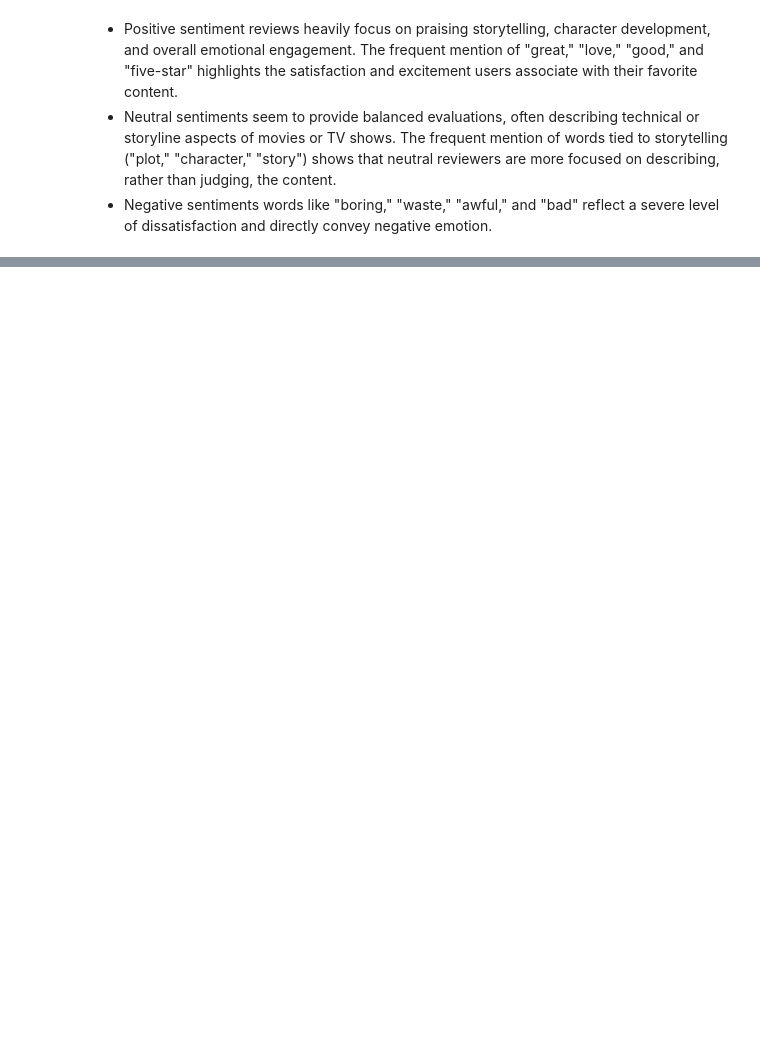
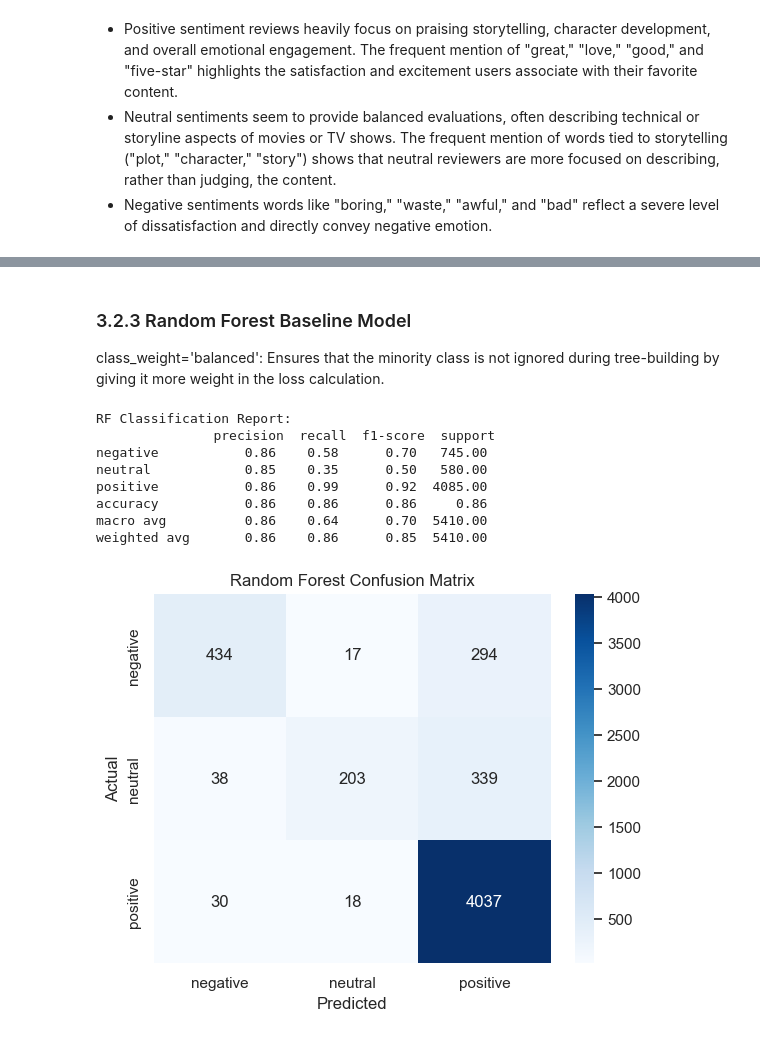
Before and after one commit to WambuiMunene/Grp_1_Capstone-Project, a Jupyter notebook: IPYNBs/Wambui.ipynb, the cells around one changed output, grey strips where cells are left out. Cells and saved outputs as stored; diff of their text form; code cells hidden in the pictures; blank space fills up the shorter version.

```diff
--- a/IPYNBs/Wambui.ipynb
+++ b/IPYNBs/Wambui.ipynb
@@ -766,0 +920,39 @@ video_df.head()
+# %% [markdown]
+### 3.2.3 Random Forest Baseline Model
+class_weight='balanced': Ensures that the minority class is not ignored during tree-building by giving it more weight in the loss calculation.
+# %%
+# Random Forest Pipeline
+rf_pipeline = Pipeline([
+    ('tfidf', TfidfVectorizer(max_features=5000,ngram_range=(1,2))),
+    ('rf', RandomForestClassifier(class_weight='balanced', random_state=42))  # 'class_weight=balanced' for imbalance
+])
+
+
+# Fit the rf pipeline
+rf_pipeline.fit(X_train, y_train)
+
+# Predict on validation data
+y_val_pred_rf = rf_pipeline.predict(X_val)
+
+# Classification report and confusion matrix for RF
+rf_dict = classification_report(y_val, y_val_pred_rf, output_dict=True)
+rf_df = pd.DataFrame(rf_dict).transpose()
+print("RF Classification Report:\n",round(rf_df,2))
+
+rf_cm = confusion_matrix(y_val, y_val_pred_rf)
+sns.heatmap(rf_cm, annot=True, fmt='d', cmap='Blues', xticklabels=rf_pipeline.classes_, yticklabels=rf_pipeline.classes_)
+plt.title("Random Forest Confusion Matrix")
+plt.xlabel("Predicted")
+plt.ylabel("Actual")
+plt.savefig("Confusion Matrix Baseline RF")
+plt.show()
+# %% [output]
+RF Classification Report:
+               precision  recall  f1-score  support
+negative           0.86    0.58      0.70   745.00
+neutral            0.85    0.35      0.50   580.00
+positive           0.86    0.99      0.92  4085.00
+accuracy           0.86    0.86      0.86     0.86
+macro avg          0.86    0.64      0.70  5410.00
+weighted avg       0.86    0.86      0.85  5410.00
+[figure, added]
```
Also changed, not shown: parts of 20 cells of this notebook, 3 other files.
